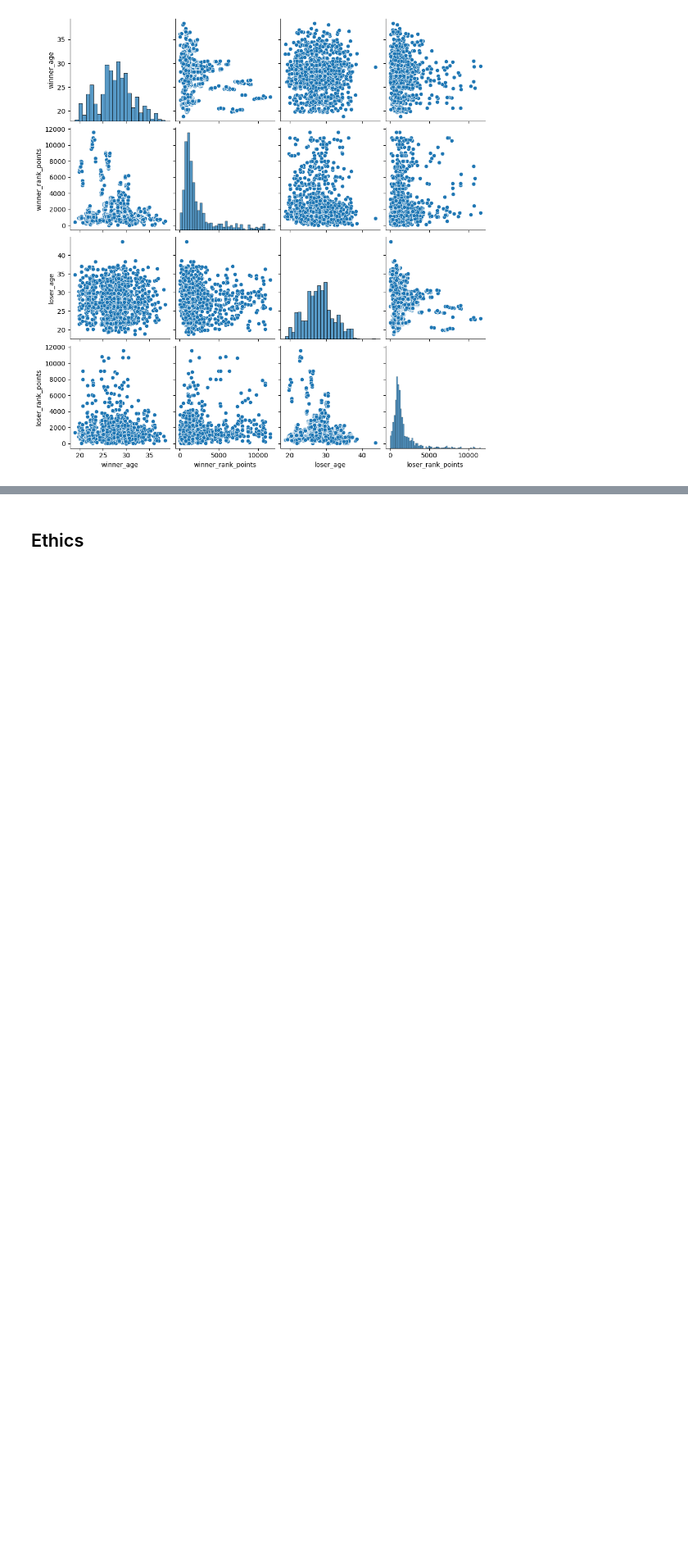
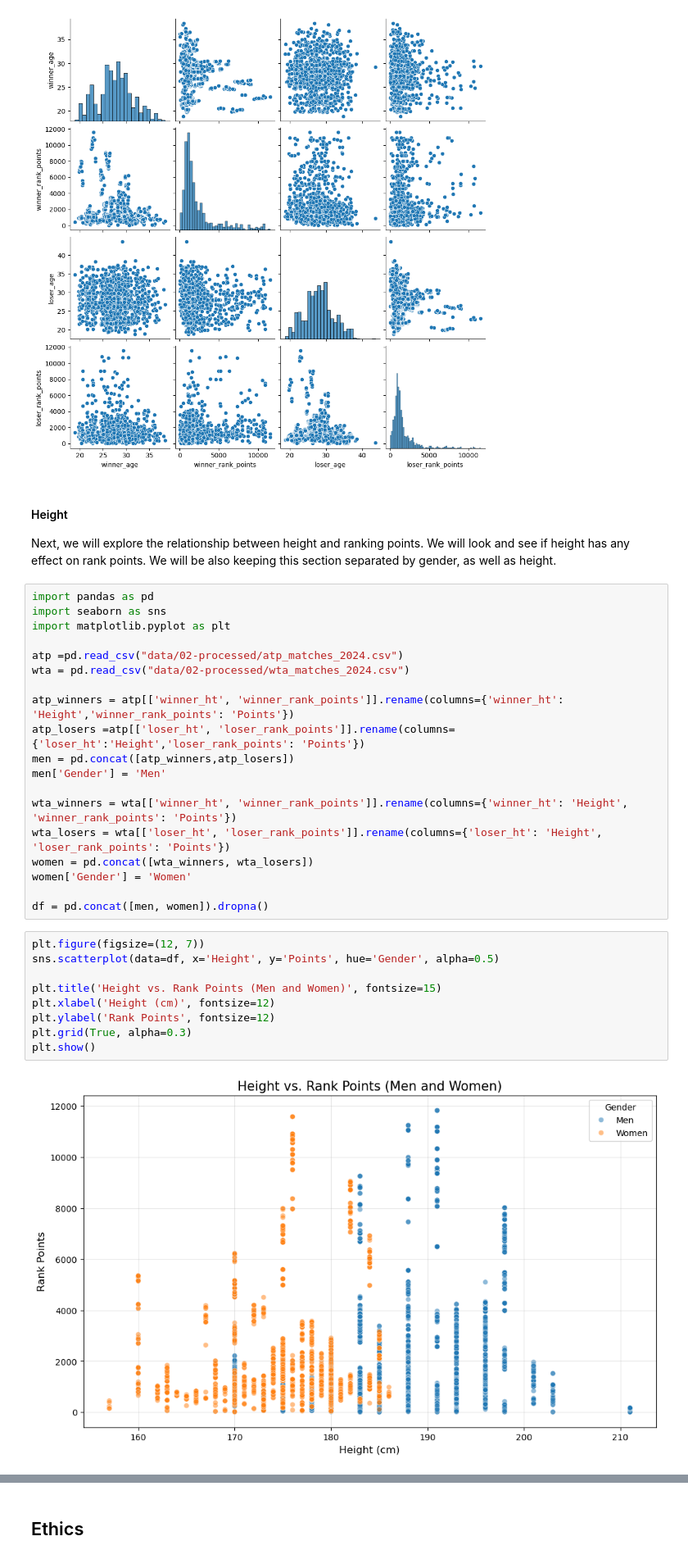
Before and after one commit to COGS108/Group041_WI26, a Jupyter notebook: 02-EDACheckpoint.ipynb, the cells around one changed output, grey strips where cells are left out. Shown at 82% size. Cells and saved outputs as stored; diff of their text form; blank space fills up the shorter version.

Commit message:
height eda

```diff
--- a/02-EDACheckpoint.ipynb
+++ b/02-EDACheckpoint.ipynb
@@ -588,3 +591,36 @@ sns.pairplot(wta_pairplot)
 # %% [output]
 <seaborn.axisgrid.PairGrid at 0x...>
 [figure]
+# %% [markdown]
+#### Height
+Next, we will explore the relationship between height and ranking points. We will look and see if height has any effect on rank points. We will be also keeping this section separated by gender, as well as height.
+# %%
+import pandas as pd
+import seaborn as sns
+import matplotlib.pyplot as plt
+
+atp =pd.read_csv("data/02-processed/atp_matches_2024.csv")
+wta = pd.read_csv("data/02-processed/wta_matches_2024.csv")
+
+atp_winners = atp[['winner_ht', 'winner_rank_points']].rename(columns={'winner_ht': 'Height','winner_rank_points': 'Points'})
+atp_losers =atp[['loser_ht', 'loser_rank_points']].rename(columns={'loser_ht':'Height','loser_rank_points': 'Points'})
+men = pd.concat([atp_winners,atp_losers])
+men['Gender'] = 'Men'
+
+wta_winners = wta[['winner_ht', 'winner_rank_points']].rename(columns={'winner_ht': 'Height', 'winner_rank_points': 'Points'})
+wta_losers = wta[['loser_ht', 'loser_rank_points']].rename(columns={'loser_ht': 'Height', 'loser_rank_points': 'Points'})
+women = pd.concat([wta_winners, wta_losers])
+women['Gender'] = 'Women'
+
+df = pd.concat([men, women]).dropna()
+# %%
+plt.figure(figsize=(12, 7))
+sns.scatterplot(data=df, x='Height', y='Points', hue='Gender', alpha=0.5)
+
+plt.title('Height vs. Rank Points (Men and Women)', fontsize=15)
+plt.xlabel('Height (cm)', fontsize=12)
+plt.ylabel('Rank Points', fontsize=12)
+plt.grid(True, alpha=0.3)
+plt.show()
+# %% [output]
+[figure, added]
```
Also changed, not shown: parts of 5 cells of this notebook.
